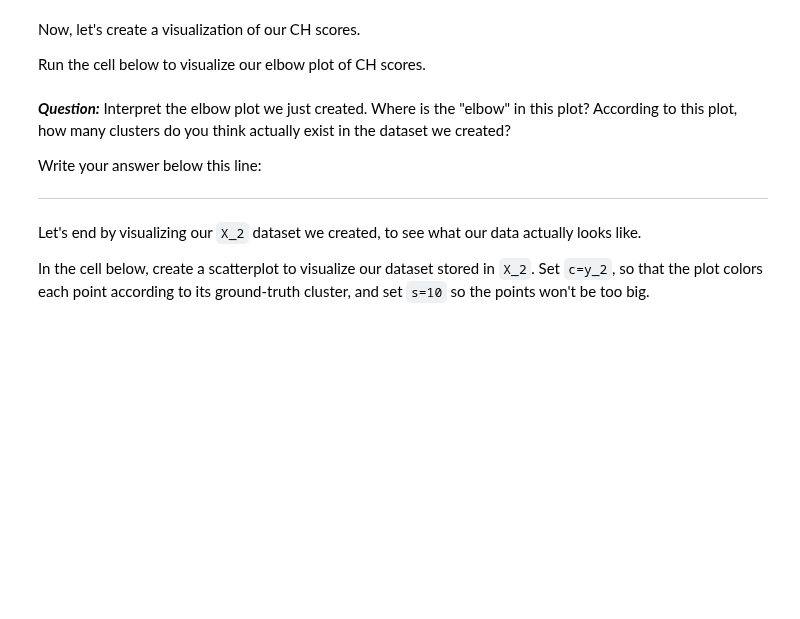
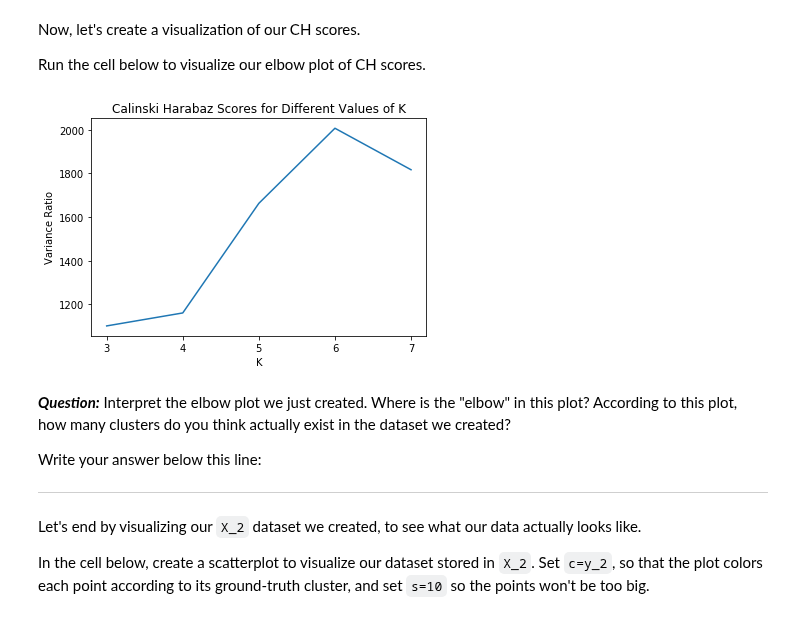
Before and after one commit to MIAISEMAN/dsc-3-35-04-k-means-clustering-lab-seattle-ds-career-040119, a Jupyter notebook: index.ipynb, the cells around one changed output. Saved outputs shown, nothing was run; the diff lists cells and outputs as text; code cells hidden in the pictures; blank space fills up the shorter version.

```diff
--- a/index.ipynb
+++ b/index.ipynb
@@ -195,10 +195,12 @@ Run the cell below to visualize our elbow plot of CH scores.
 # %%
 plt.plot([3, 4, 5, 6, 7], CH_score)
 plt.xticks([3,4,5,6,7])
 plt.title("Calinski Harabaz Scores for Different Values of K")
 plt.ylabel("Variance Ratio")
-plt.xlabel("K=")
+plt.xlabel("K")
 plt.show()
+# %% [output]
+[figure, added]
 # %% [markdown]
 **_Question:_**  Interpret the elbow plot we just created. Where is the "elbow" in this plot? According to this plot, how many clusters do you think actually exist in the dataset we created?
 
```
